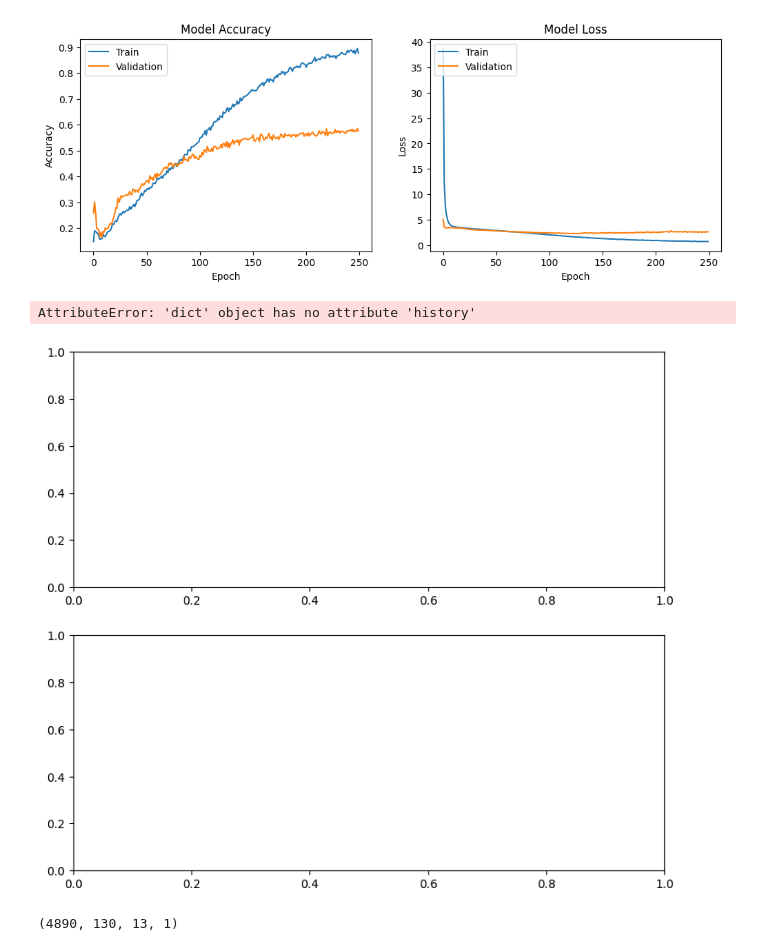
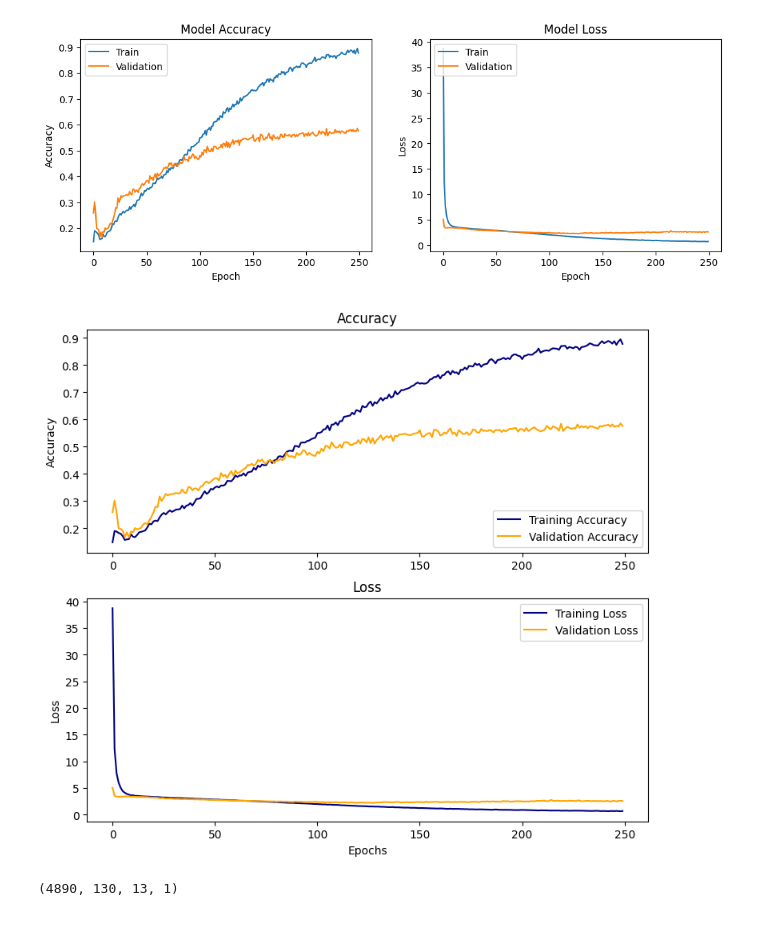
Before and after one commit to JatinR2/Music-Genre-Prediction-ML, a Jupyter notebook: modelling.ipynb, the cells around one changed output. Drawn from its saved outputs; the diff is of its cells as text; code cells hidden in the pictures.

Commit message:
few more models

```diff
--- a/modelling.ipynb
+++ b/modelling.ipynb
@@ -191,11 +191,36 @@ def plot_history(hist):
     axs[1].set_title("Loss")
 
     plt.show()
+# %%
+def plot_history2(hist):
+    """Plots the accuracy and loss for a model over the course of all epochs
+
+    Parameters:
+        hist (keras history object): The recorded history of model.fit() to be plotted
+    """
+    fig, axs = plt.subplots(2, 1, figsize=(8,7))
+    fig.tight_layout(pad=2)
+
+    # Accuracy subplot
+    axs[0].plot(hist["acc"], c='navy', label="Training Accuracy")
+    axs[0].plot(hist["val_acc"], c='orange', label="Validation Accuracy")
+    axs[0].set_ylabel("Accuracy")
+    axs[0].legend(loc="lower right")
+    axs[0].set_title("Accuracy")
+
+    # Error subplot
+    axs[1].plot(hist["loss"], c='navy', label="Training Loss")
+    axs[1].plot(hist["val_loss"], c='orange', label="Validation Loss")
+    axs[1].set_ylabel("Loss")
+    axs[1].set_xlabel("Epochs")
+    axs[1].legend(loc="upper right")
+    axs[1].set_title("Loss")
+
+    plt.show()
 # %%
-plot_history(hist_dnn1)
+plot_history2(hist_dnn1)
 # %% [output]
-AttributeError: 'dict' object has no attribute 'history'
-[figure, old version]
+[figure, new version]
 # %%
 X_train_cnn = X_train[..., np.newaxis]
 X_val_cnn = X_val[..., np.newaxis]
```
Also changed, not shown: parts of 27 cells of this notebook, 10 other files.
